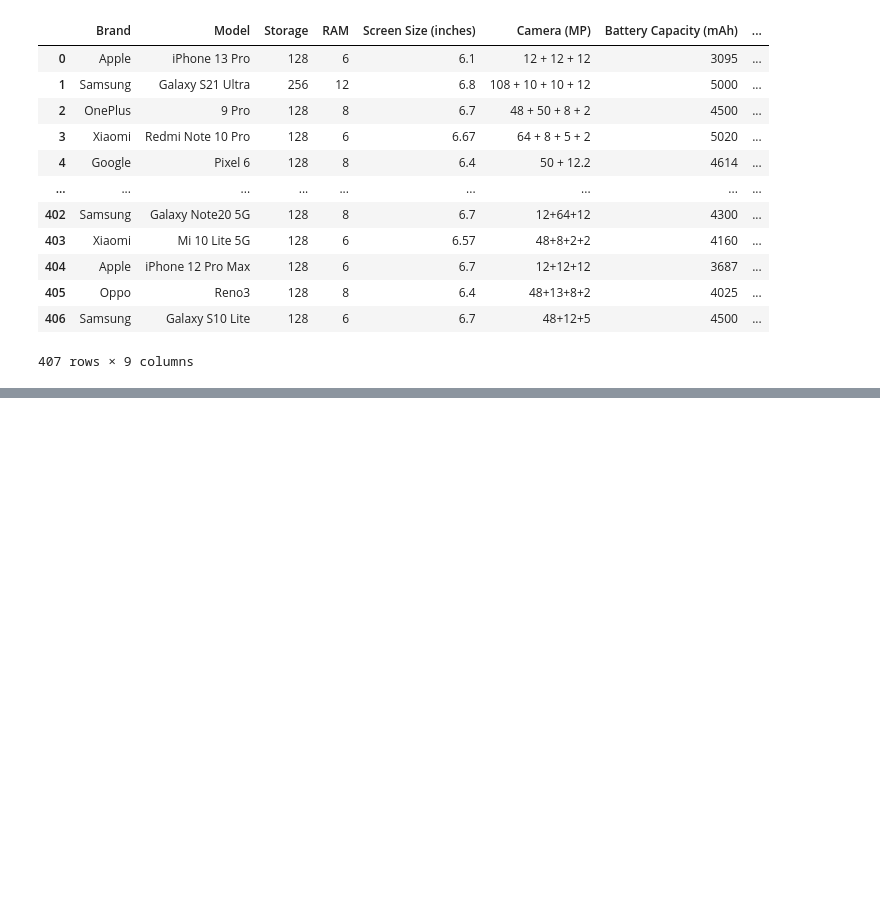
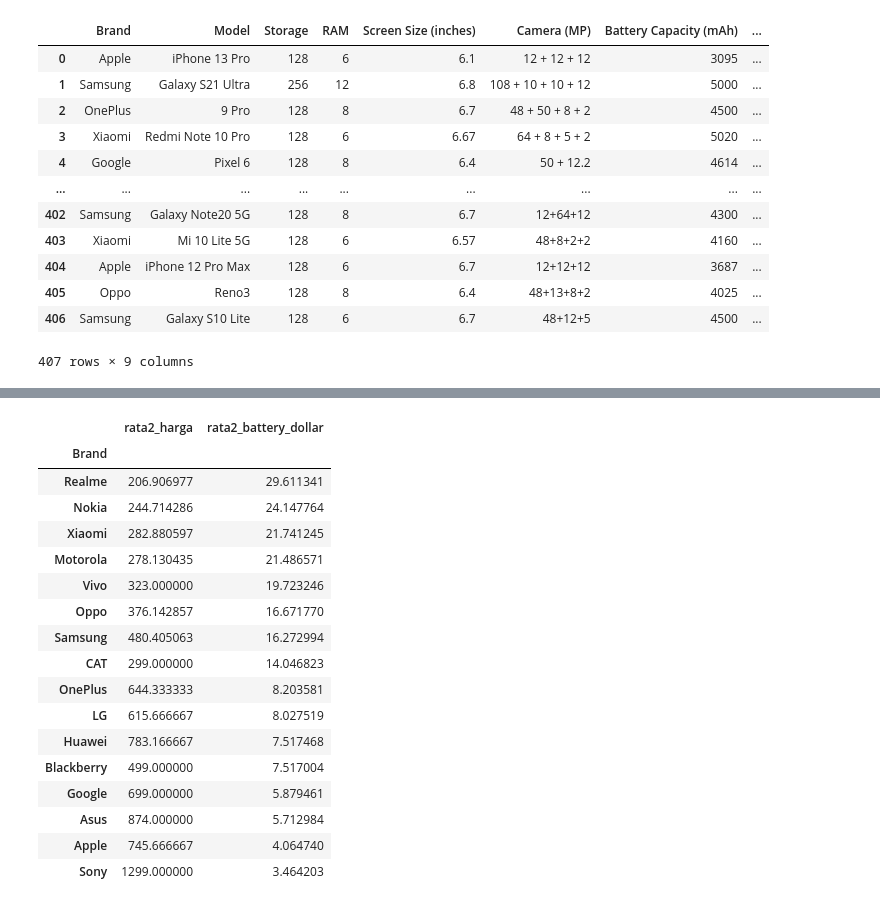
Before and after one commit to KhadafiZubaidiDev/my-projects, a Jupyter notebook: wrangler-project/main.ipynb, the cells around one changed output, grey strips where cells are left out. Saved outputs shown, nothing was run; the diff lists cells and outputs as text; code cells hidden in the pictures; blank space fills up the shorter version.

```diff
--- a/wrangler-project/main.ipynb
+++ b/wrangler-project/main.ipynb
@@ -458,0 +499,22 @@ df
+# %%
+df.groupby('Brand').agg(rata2_harga = ('Price ($)', 'mean'), rata2_battery_dollar = ('Battery dollar', 'mean')).\
+    sort_values(by = 'rata2_battery_dollar', ascending = False)
+# %% [output]
+|  | rata2_harga | rata2_battery_dollar |
+| Brand |  |  |
+| Realme | 206.906977 | 29.611341 |
+| Nokia | 244.714286 | 24.147764 |
+| Xiaomi | 282.880597 | 21.741245 |
+| Motorola | 278.130435 | 21.486571 |
+| Vivo | 323.000000 | 19.723246 |
+| Oppo | 376.142857 | 16.671770 |
+| Samsung | 480.405063 | 16.272994 |
+| CAT | 299.000000 | 14.046823 |
+| OnePlus | 644.333333 | 8.203581 |
+| LG | 615.666667 | 8.027519 |
+| Huawei | 783.166667 | 7.517468 |
+| Blackberry | 499.000000 | 7.517004 |
+| Google | 699.000000 | 5.879461 |
+| Asus | 874.000000 | 5.712984 |
+| Apple | 745.666667 | 4.064740 |
+| Sony | 1299.000000 | 3.464203 |
```
Also changed, not shown: parts of 12 cells of this notebook.
